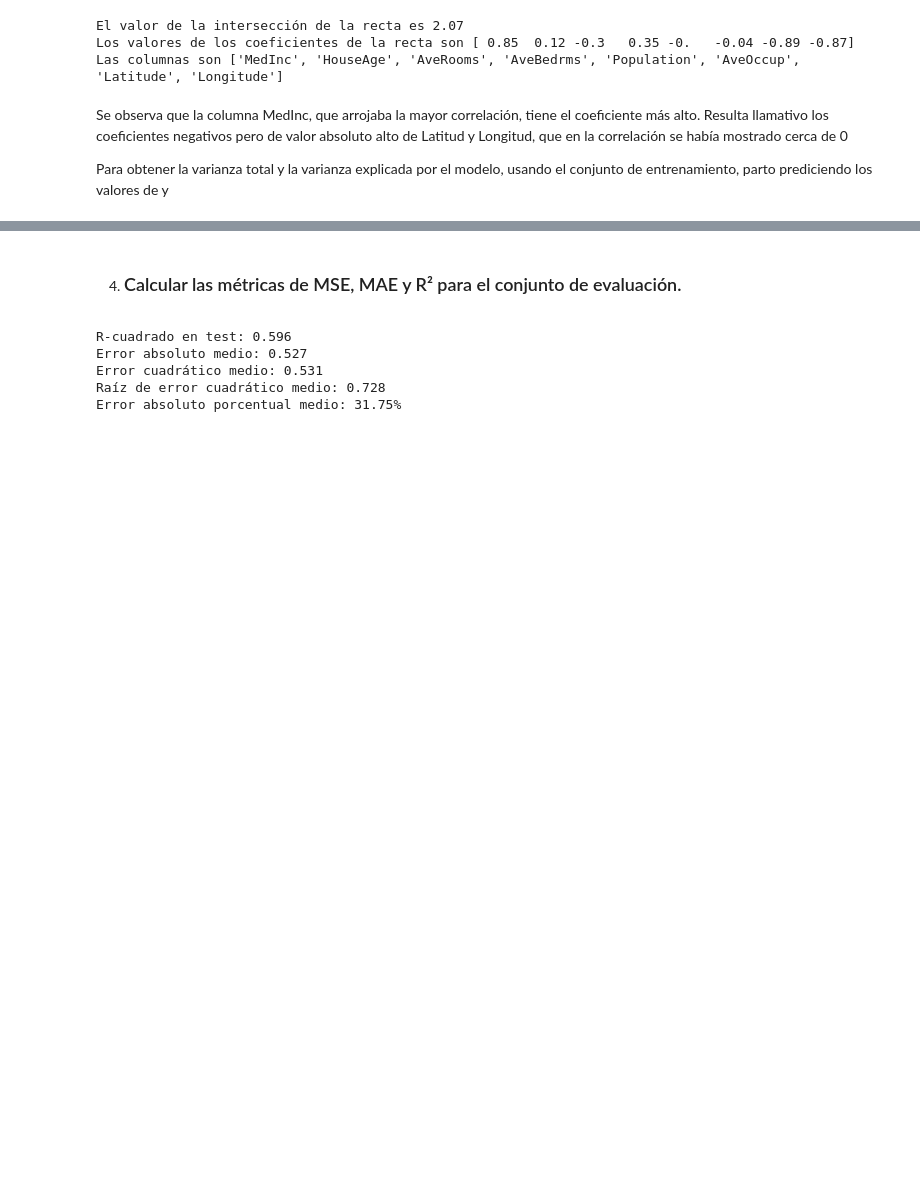
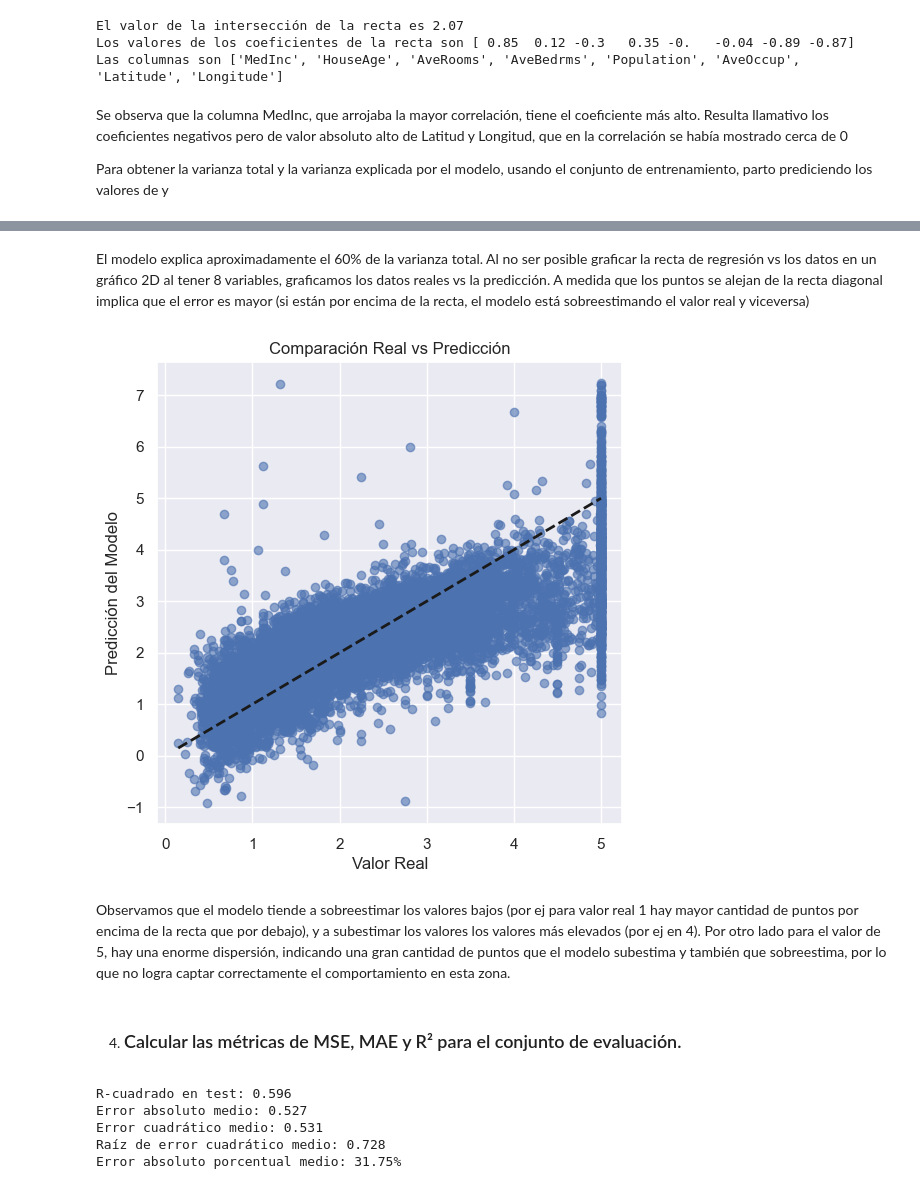
Before and after one commit to martinbrocca/CEIA-IIA, a Jupyter notebook: TP2/tp2.ipynb, the cells around one changed output, grey strips where cells are left out. Saved outputs shown, nothing was run; the diff lists cells and outputs as text; code cells hidden in the pictures; blank space fills up the shorter version.

Commit message:
Agregar gráfico de valores reales vs predichos para ej 3

```diff
--- a/TP2/tp2.ipynb
+++ b/TP2/tp2.ipynb
@@ -294,4 +294,21 @@ La varianza total explicada por el modelo es 11794.456461225036
 El R2 es 0.6093
+# %% [markdown]
+El modelo explica aproximadamente el 60% de la varianza total. Al no ser posible graficar la recta de regresión vs los datos en un gráfico 2D al tener 8 variables, graficamos los datos reales vs la predicción. A medida que los puntos se alejan de la recta diagonal implica que el error es mayor (si están por encima de la recta, el modelo está sobreestimando el valor real y viceversa)
+# %%
+y_pred = pipeline.predict(X_train)
+
+plt.figure(figsize=(6, 6))
+plt.scatter(y_train, y_pred, alpha=0.6, color='b')
+plt.plot([y_train.min(), y_train.max()], [y_train.min(), y_train.max()], 'k--', lw=2)
+plt.xlabel("Valor Real")
+plt.ylabel("Predicción del Modelo")
+plt.title("Comparación Real vs Predicción")
+plt.grid(True)
+plt.show()
+# %% [output]
+[figure, added]
+# %% [markdown]
+Observamos que el modelo tiende a sobreestimar los valores bajos (por ej para valor real 1 hay mayor cantidad de puntos por encima de la recta que por debajo), y a subestimar los valores los valores más elevados (por ej  en 4). Por otro lado para el valor de 5, hay una enorme dispersión, indicando una gran cantidad de puntos que el modelo subestima y también que sobreestima, por lo que no logra captar correctamente el comportamiento en esta zona.
 # %% [markdown]
 4. ### Calcular las métricas de MSE, MAE y R² para el conjunto de evaluación.
 # %%
```
Also changed, not shown: parts of 2 cells of this notebook.
